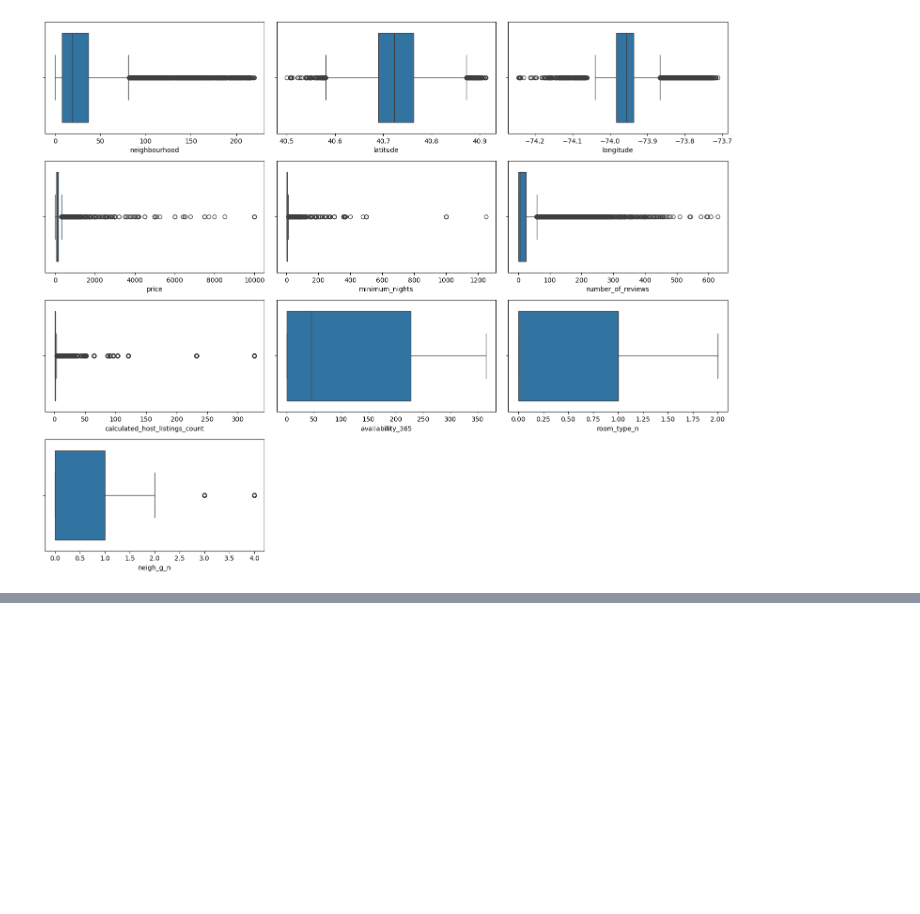
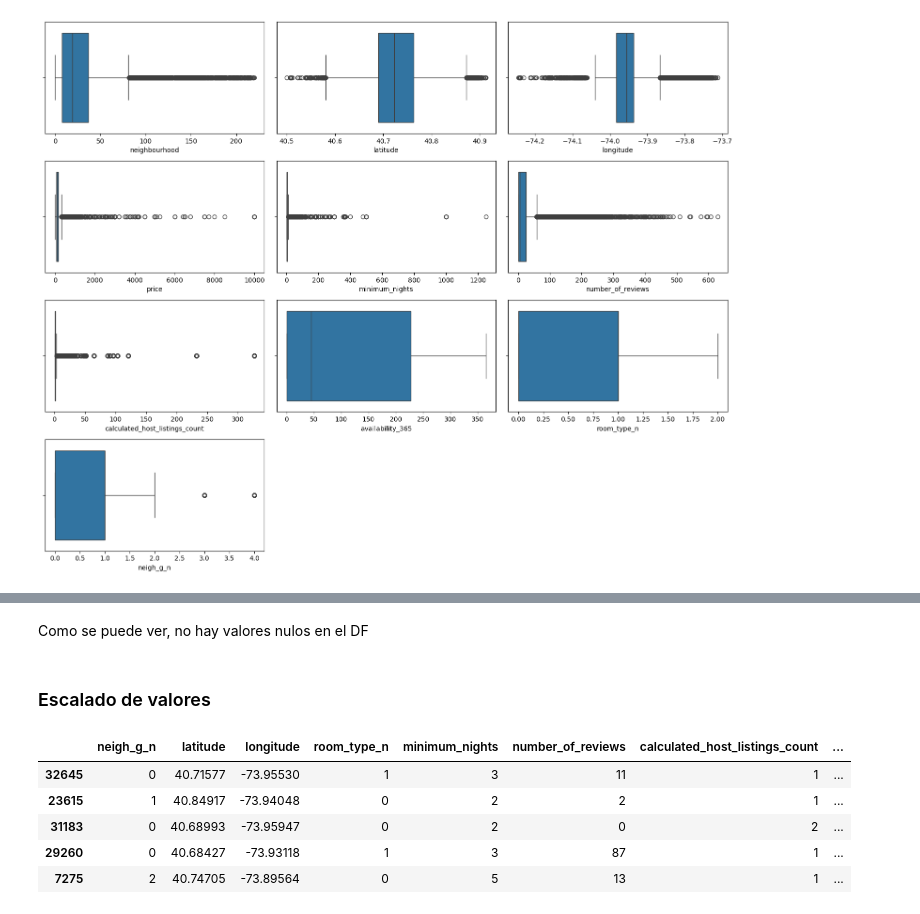
Before and after one commit to 4GeeksAcademy/ivandla96-Proyeto-EDA1, a Jupyter notebook: src/explore.ipynb, the cells around one changed output, grey strips where cells are left out. Cells and saved outputs as stored; diff of their text form; code cells hidden in the pictures; blank space fills up the shorter version.

```diff
--- a/src/explore.ipynb
+++ b/src/explore.ipynb
@@ -324,0 +500,24 @@ plt.show()
+# %% [markdown]
+Como se puede ver, no hay valores nulos en el DF
+# %% [markdown]
+### Escalado de valores
+# %%
+from sklearn.model_selection import train_test_split
+
+num_variables = ["neigh_g_n", "latitude", "longitude", "room_type_n", "minimum_nights", "number_of_reviews", "calculated_host_listings_count", "availability_365"]
+
+X_CON = data_CON_outliers.drop("price", axis = 1)[num_variables]
+y = data_CON_outliers["price"]
+X_train_con_outliers, X_test_con_outliers, y_train, y_test = train_test_split(X_CON, y, test_size = 0.2, random_state = 42)
+
+X_SIN = data_SIN_outliers.drop("price", axis = 1)[num_variables]
+X_train_sin_outliers, X_test_sin_outliers = train_test_split(X_SIN, test_size = 0.2, random_state = 42)
+
+X_train_con_outliers.head()
+# %% [output]
+|  | neigh_g_n | latitude | longitude | room_type_n | minimum_nights | number_of_reviews | calculated_host_listings_count | ... |
+| 32645 | 0 | 40.71577 | -73.95530 | 1 | 3 | 11 | 1 | ... |
+| 23615 | 1 | 40.84917 | -73.94048 | 0 | 2 | 2 | 1 | ... |
+| 31183 | 0 | 40.68993 | -73.95947 | 0 | 2 | 0 | 2 | ... |
+| 29260 | 0 | 40.68427 | -73.93118 | 1 | 3 | 87 | 1 | ... |
+| 7275 | 2 | 40.74705 | -73.89564 | 0 | 5 | 13 | 1 | ... |
```
Also changed, not shown: parts of 20 cells of this notebook, 18 other files.
